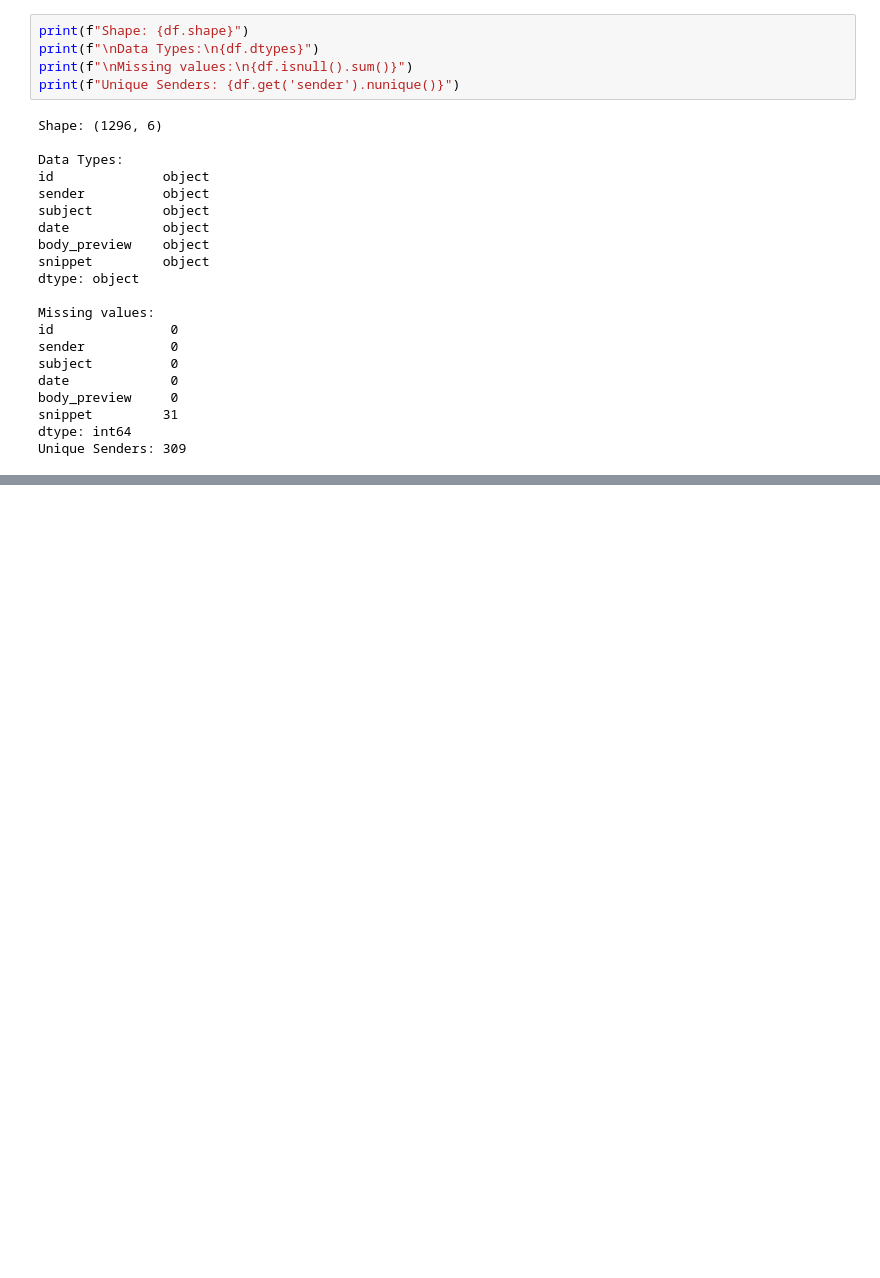
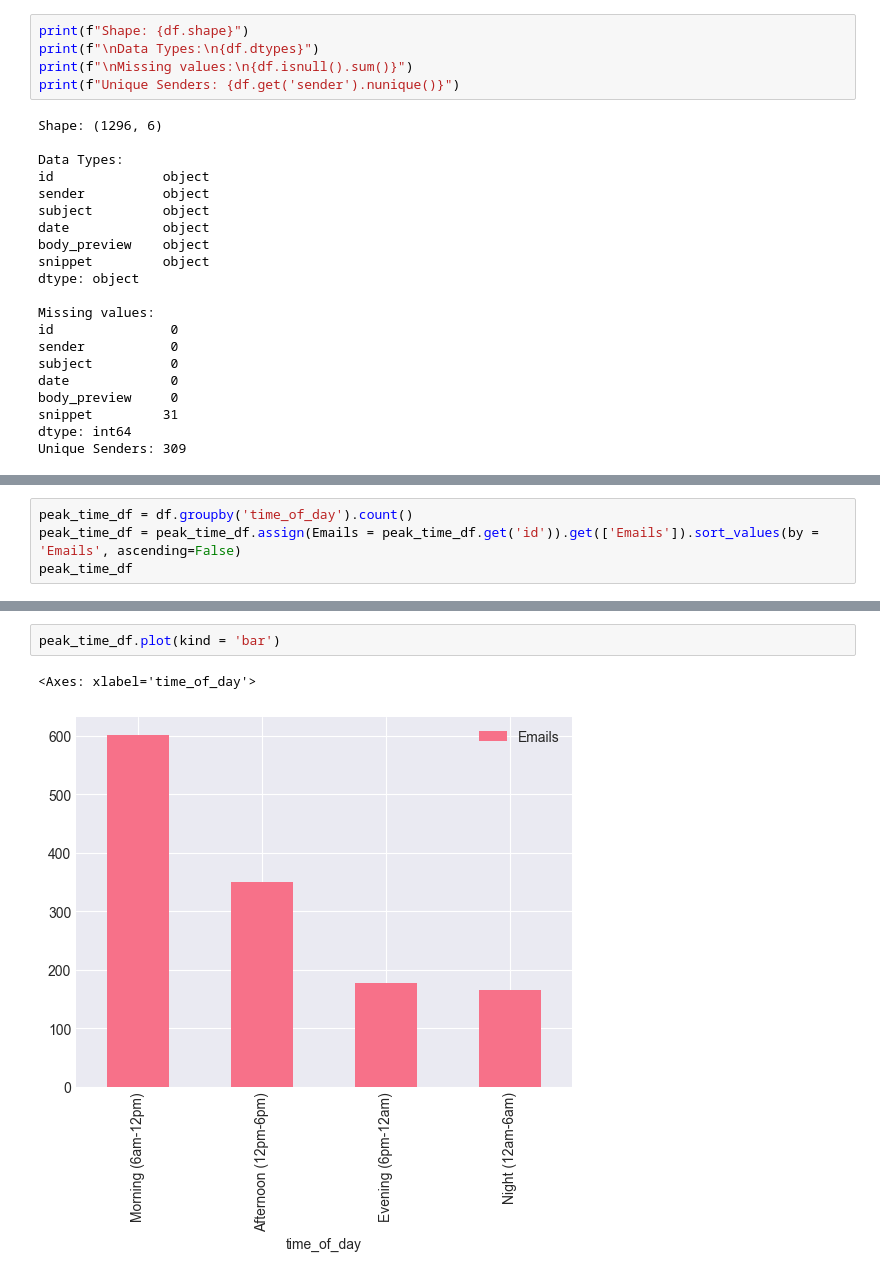
Before and after one commit to nathan-v-nguyen/email-categorizer, a Jupyter notebook: notebooks/01_data_exploration.ipynb, the cells around one changed output, grey strips where cells are left out. Cells and saved outputs as stored; diff of their text form; blank space fills up the shorter version.

```diff
--- a/notebooks/01_data_exploration.ipynb
+++ b/notebooks/01_data_exploration.ipynb
@@ -60,0 +165,4 @@ Unique Senders: 309
+# %%
+peak_time_df = df.groupby('time_of_day').count()
+peak_time_df = peak_time_df.assign(Emails = peak_time_df.get('id')).get(['Emails']).sort_values(by = 'Emails', ascending=False)
+peak_time_df
@@ -60,0 +176,5 @@ Unique Senders: 309
+# %%
+peak_time_df.plot(kind = 'bar')
+# %% [output]
+<Axes: xlabel='time_of_day'>
+[figure, added]
```
Also changed, not shown: parts of 17 cells of this notebook.
